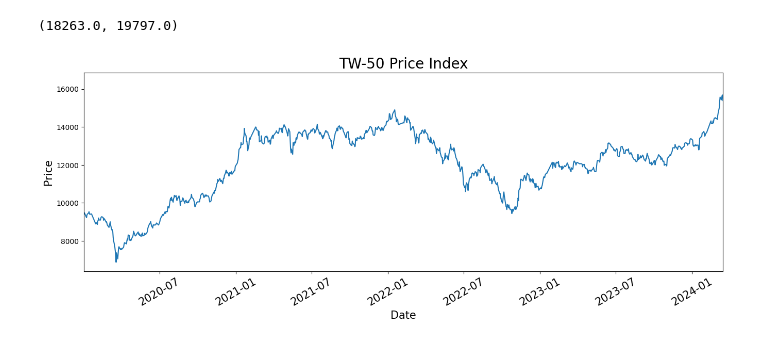
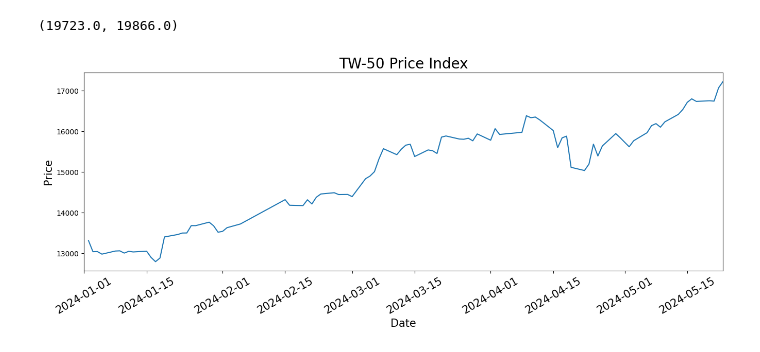
Before and after one commit to Cecover/StockPredictornator9000, a Jupyter notebook: lstm.ipynb, the cells around one changed output. Cells and saved outputs as stored; diff of their text form; code cells hidden in the pictures.

```diff
--- a/lstm.ipynb
+++ b/lstm.ipynb
@@ -9,25 +10,25 @@ from sklearn.preprocessing import MinMaxScaler
 # %%
 # ===== Data loading and plotting =====
 
-dataset = pd.read_csv('dataset/taiwan50.csv')
+dataset = pd.read_csv('dataset/Taiwan50Recent.csv')
 
 # Since we will be predicting the price index, we will be making a dataframe with the values we'd like to predict
 # I am lazy, so we just drop the unused columns instead
 df = dataset.drop(columns=['Total Return Index', 'Change', '%Change'])
 df['Date'] = pd.to_datetime(df['Date'])
 df.sort_values(by=['Date'], inplace=True)
 
 # Now, we just need to plot the dataset
 fig = plt.subplots(figsize=(16, 5))
 plt.plot(df['Date'], df['Price Index'])
 plt.title('TW-50 Price Index', fontsize=20)
 plt.xlabel('Date', fontsize=15)
 plt.ylabel('Price', fontsize=15)
 plt.xticks(rotation=30, fontsize=15)
-plt.xlim(pd.Timestamp('2020-01-02'), pd.Timestamp('2024-04-25'))
+plt.xlim(pd.Timestamp('2024-01-01'), pd.Timestamp('2024-05-23'))
 # %% [output]
-(18263.0, 19797.0)
+(19723.0, 19866.0)
-[figure, old version]
+[figure, new version]
 # %%
 N_STEPS = 5
 LOOKUP_STEPS = [1, 2, 3, 4, 5]
```
Also changed, not shown: parts of 13 cells of this notebook, 1 other file.
